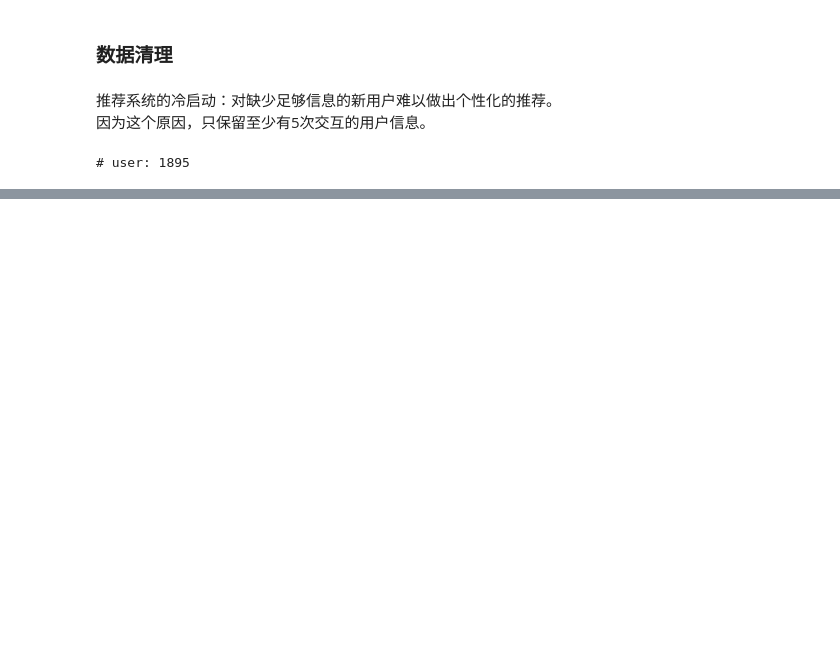
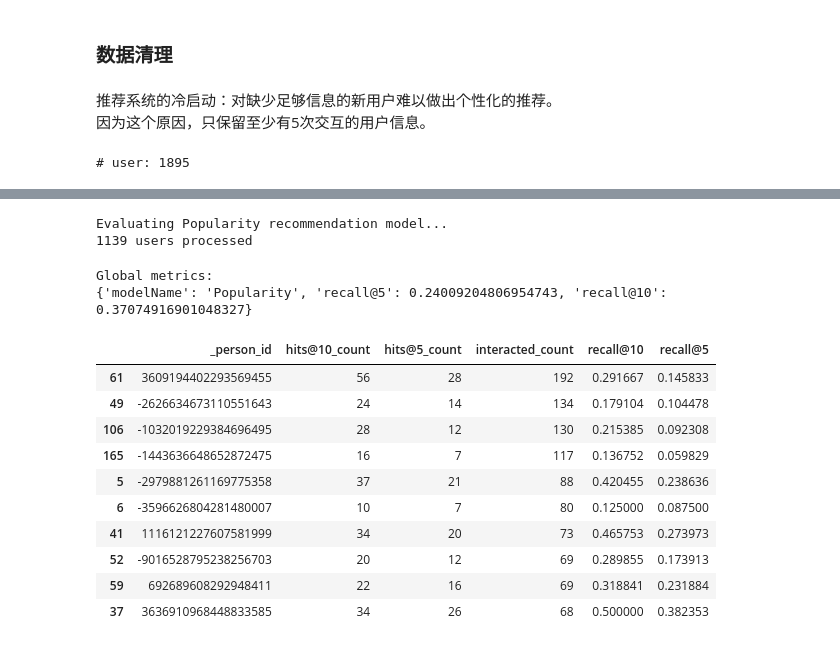
Before and after one commit to yunshuipiao/sw-kaggle, a Jupyter notebook: recommend-system/03-RecSys.ipynb, the cells around one changed output, grey strips where cells are left out. Cells and saved outputs as stored; diff of their text form; code cells hidden in the pictures; blank space fills up the shorter version.

```diff
--- a/recommend-system/03-RecSys.ipynb
+++ b/recommend-system/03-RecSys.ipynb
@@ -84,0 +118,4 @@ user_with_enough_interactions_df.shape  #还有1311个用户
+# %%
+interactions_train_df, interactions_test_df = train_test_split(interactions_full_df, stratify=
+                                                              interactions_full_df['personId'],
+                                                              test_size=0.2)
@@ -84,0 +244,5 @@ user_with_enough_interactions_df.shape  #还有1311个用户
+# %%
+# 计算最受欢迎的项目
+item_popularity_df = interactions_full_df.groupby('contentId')['eventStrength'].sum().sort_values(
+    ascending=False).reset_index()
+item_popularity_df.head(10)
@@ -84,0 +261,53 @@ user_with_enough_interactions_df.shape  #还有1311个用户
+# %%
+class PopularityRecommender:
+
+    MODEL_NAME = 'Popularity'
+
+    def __init__(self, popularity_df, items_df=None):
+        self.popularity_df = popularity_df
+        self.items_df = items_df
+
+    def get_model_name(self):
+        return self.MODEL_NAME
+
+    def recommend_items(self, user_id, items_to_ignore=[], topn=10, verbose=False):
+        # Recommend the more popular items that the user hasn't seen yet.
+        recommendations_df = self.popularity_df[~self.popularity_df['contentId'].isin(items_to_ignore)] \
+                               .sort_values('eventStrength', ascending = False) \
+                               .head(topn)
+
+        if verbose:
+            if self.items_df is None:
+                raise Exception('"items_df" is required in verbose mode')
+
+            recommendations_df = recommendations_df.merge(self.items_df, how = 'left',
+                                                          left_on = 'contentId',
+                                                          right_on = 'contentId')[['eventStrength', 'contentId', 'title', 'url', 'lang']]
+
+
+        return recommendations_df
+
+popularity_model = PopularityRecommender(item_popularity_df, articles_df)
+# %%
+print('Evaluating Popularity recommendation model...')
+pop_global_metrics, pop_detailed_results_df = model_evaluator.evaluate_model(popularity_model)
+# %% [output]
+Evaluating Popularity recommendation model...
+1139 users processed
+# %%
+print('\nGlobal metrics:\n%s' % pop_global_metrics)
+pop_detailed_results_df.head(10)
+# %% [output]
+Global metrics:
+{'modelName': 'Popularity', 'recall@5': 0.24009204806954743, 'recall@10': 0.37074916901048327}
+|  | _person_id | hits@10_count | hits@5_count | interacted_count | recall@10 | recall@5 |
+| 61 | 3609194402293569455 | 56 | 28 | 192 | 0.291667 | 0.145833 |
+| 49 | -2626634673110551643 | 24 | 14 | 134 | 0.179104 | 0.104478 |
+| 106 | -1032019229384696495 | 28 | 12 | 130 | 0.215385 | 0.092308 |
+| 165 | -1443636648652872475 | 16 | 7 | 117 | 0.136752 | 0.059829 |
+| 5 | -2979881261169775358 | 37 | 21 | 88 | 0.420455 | 0.238636 |
+| 6 | -3596626804281480007 | 10 | 7 | 80 | 0.125000 | 0.087500 |
+| 41 | 1116121227607581999 | 34 | 20 | 73 | 0.465753 | 0.273973 |
+| 52 | -9016528795238256703 | 20 | 12 | 69 | 0.289855 | 0.173913 |
+| 59 | 692689608292948411 | 22 | 16 | 69 | 0.318841 | 0.231884 |
+| 37 | 3636910968448833585 | 34 | 26 | 68 | 0.500000 | 0.382353 |
```
Also changed, not shown: parts of 18 cells of this notebook.
